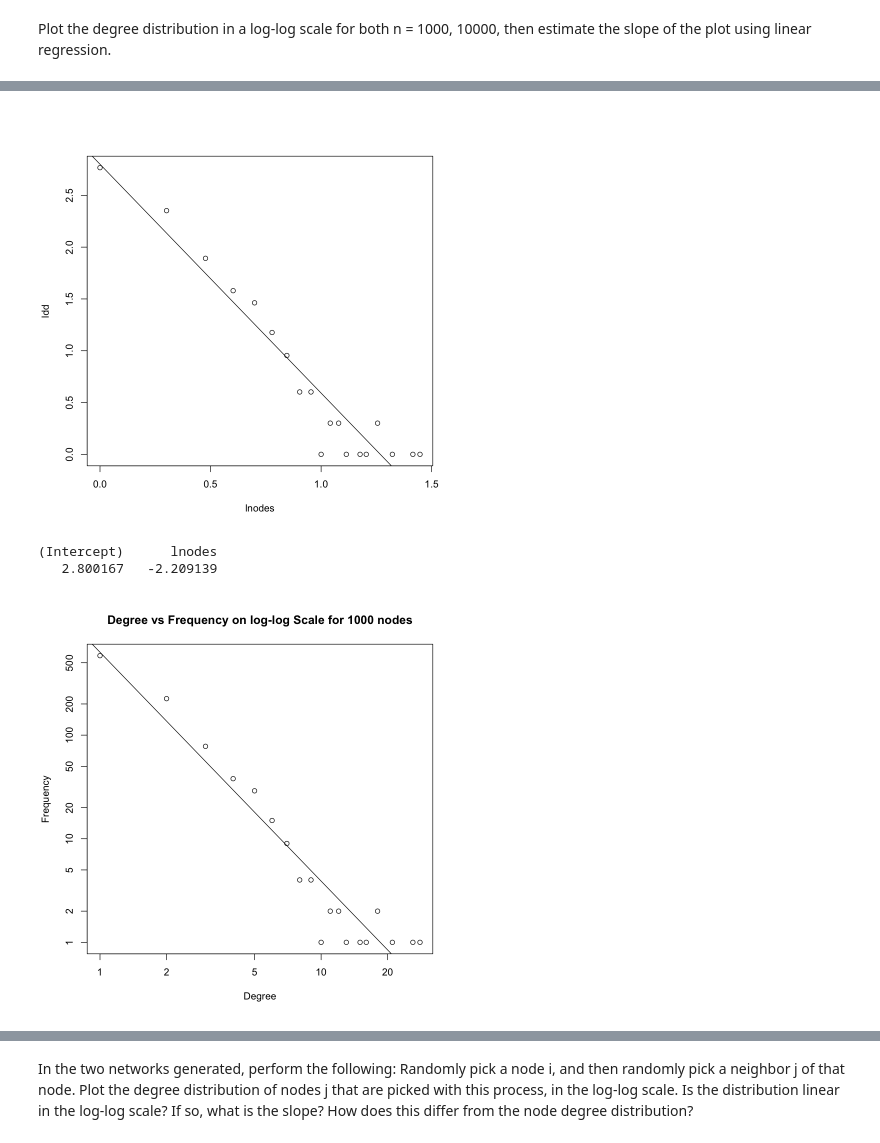
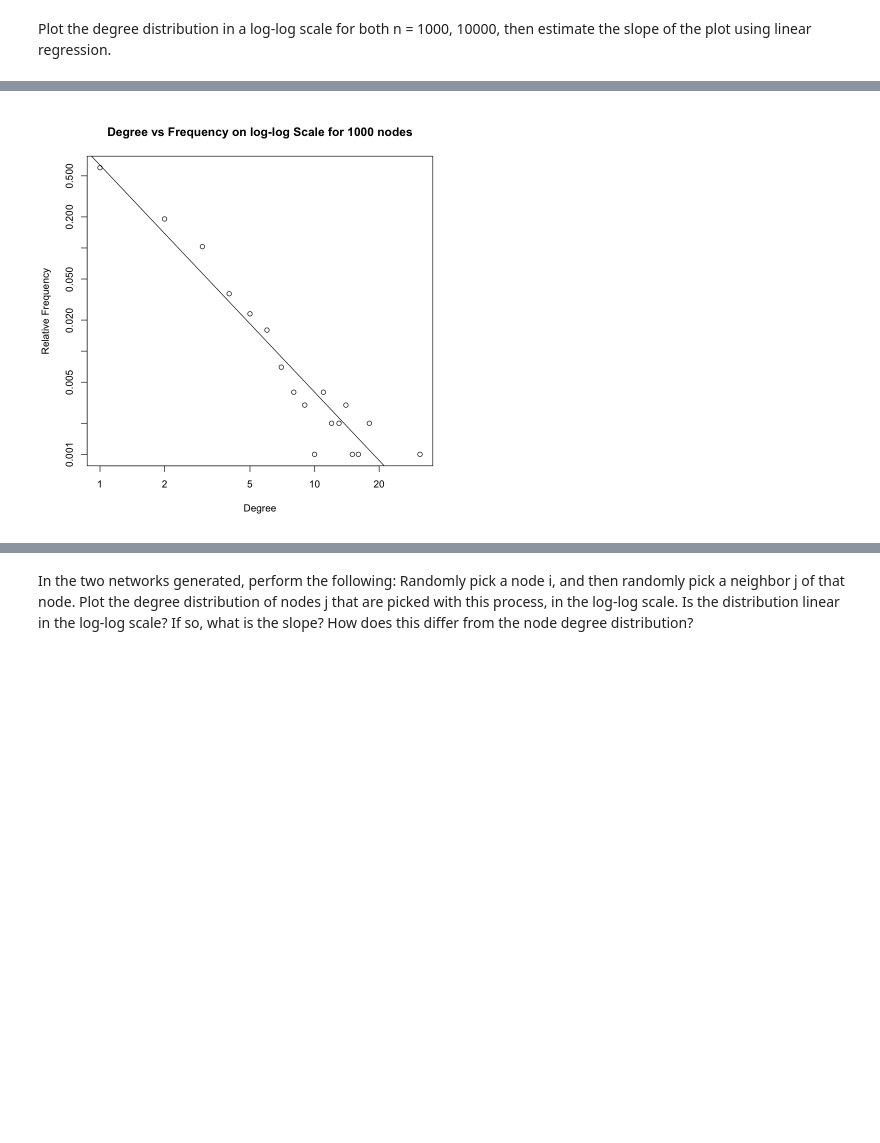
Before and after one commit to ddepe/Random-Graphs-and-Random-Walks, a Jupyter notebook: Project 1 Part 1.ipynb, the cells around one changed output, grey strips where cells are left out. Saved outputs shown, nothing was run; the diff lists cells and outputs as text; code cells hidden in the pictures; blank space fills up the shorter version.

```diff
--- a/Project 1 Part 1.ipynb
+++ b/Project 1 Part 1.ipynb
@@ -281,7 +296,7 @@ Is connected: TRUE
 # %% [markdown]
 Plot the degree distribution in a log-log scale for both n = 1000, 10000, then estimate the slope of the plot using linear regression.
 # %%
-dd = degree_distribution(g_pa, mode="all")*1000
+dd = degree_distribution(g_pa, mode="all")
 nodes = c(0:(length(dd)-1))
 
 ldd = log(dd,base=10)
@@ -289,7 +304,7 @@ to_remove = which(ldd == -Inf)
 ldd = ldd[-to_remove]
 lnodes = log(nodes[-to_remove],base=10)
 coeff = lm(ldd~lnodes)$coefficients
-plot(dd~nodes, log="xy", main="Degree vs Frequency on log-log Scale for 1000 nodes", xlab="Degree", ylab="Frequency")
+plot(dd~nodes, log="xy", main="Degree vs Frequency on log-log Scale for 1000 nodes", xlab="Degree", ylab="Relative Frequency")
 reg=lm(ldd~lnodes)
 abline(coeff[1], coeff[2])
 print(coeff)
@@ -305,5 +318,2 @@ Warning message in xy.coords(x, y, xlabel, ylabel, log):
-[figure, old version]
+[figure, new version]
-(Intercept)      lnodes
-   2.800167   -2.209139
-[figure, removed]
 # %%
```
Also changed, not shown: parts of 21 cells of this notebook.
